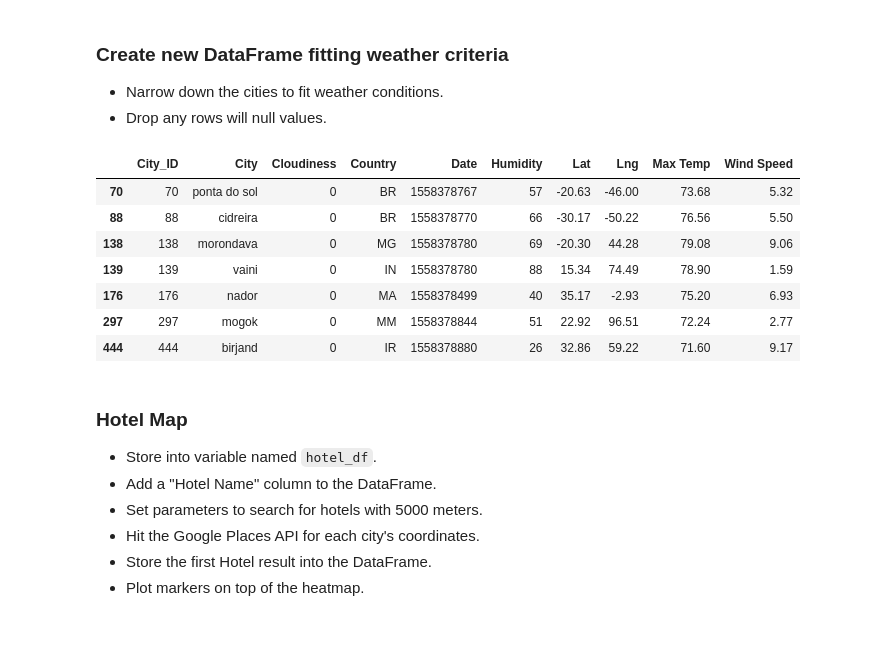
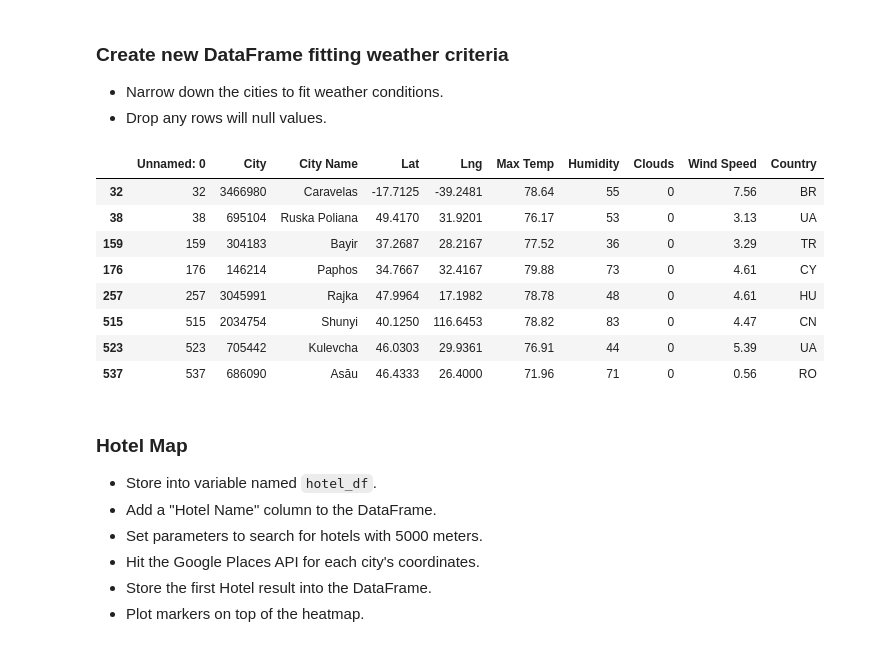
Before and after one commit to Ramyals-web/Python-API-Challenges, a Jupyter notebook: starter_code/VacationPy.ipynb, the cells around one changed output. Drawn from its saved outputs; the diff is of its cells as text; code cells hidden in the pictures.

```diff
--- a/starter_code/VacationPy.ipynb
+++ b/starter_code/VacationPy.ipynb
@@ -40,0 +23,4 @@ city_data
+# %%
+city_data_df= pd.read_csv("../Output/city_data.csv")
+city_data_df = city_data_df.dropna()
+city_data_df
@@ -67,20 +67,21 @@ fig
 * Narrow down the cities to fit weather conditions.
 * Drop any rows will null values.
 # %%
-new_city_df = city_data.loc[(city_data["Wind Speed"] <= 10) & (city_data["Cloudiness"] == 0) & \
-                                   (city_data["Max Temp"] >= 70) & (city_data["Max Temp"] <= 80)]
+new_city_df = city_data_df.loc[(city_data_df["Wind Speed"] <= 10) & (city_data_df["Clouds"] == 0) & \
+                                   (city_data_df["Max Temp"] >= 70) & (city_data_df["Max Temp"] <= 80)]
 
 new_city_df=new_city_df.dropna()
 new_city_df
 # %% [output]
-|  | City_ID | City | Cloudiness | Country | Date | Humidity | Lat | Lng | Max Temp | Wind Speed |
-| 70 | 70 | ponta do sol | 0 | BR | 1558378767 | 57 | -20.63 | -46.00 | 73.68 | 5.32 |
-| 88 | 88 | cidreira | 0 | BR | 1558378770 | 66 | -30.17 | -50.22 | 76.56 | 5.50 |
-| 138 | 138 | morondava | 0 | MG | 1558378780 | 69 | -20.30 | 44.28 | 79.08 | 9.06 |
-| 139 | 139 | vaini | 0 | IN | 1558378780 | 88 | 15.34 | 74.49 | 78.90 | 1.59 |
-| 176 | 176 | nador | 0 | MA | 1558378499 | 40 | 35.17 | -2.93 | 75.20 | 6.93 |
-| 297 | 297 | mogok | 0 | MM | 1558378844 | 51 | 22.92 | 96.51 | 72.24 | 2.77 |
-| 444 | 444 | birjand | 0 | IR | 1558378880 | 26 | 32.86 | 59.22 | 71.60 | 9.17 |
+|  | Unnamed: 0 | City | City Name | Lat | Lng | Max Temp | Humidity | Clouds | Wind Speed | Country |
+| 32 | 32 | 3466980 | Caravelas | -17.7125 | -39.2481 | 78.64 | 55 | 0 | 7.56 | BR |
+| 38 | 38 | 695104 | Ruska Poliana | 49.4170 | 31.9201 | 76.17 | 53 | 0 | 3.13 | UA |
+| 159 | 159 | 304183 | Bayir | 37.2687 | 28.2167 | 77.52 | 36 | 0 | 3.29 | TR |
+| 176 | 176 | 146214 | Paphos | 34.7667 | 32.4167 | 79.88 | 73 | 0 | 4.61 | CY |
+| 257 | 257 | 3045991 | Rajka | 47.9964 | 17.1982 | 78.78 | 48 | 0 | 4.61 | HU |
+| 515 | 515 | 2034754 | Shunyi | 40.1250 | 116.6453 | 78.82 | 83 | 0 | 4.47 | CN |
+| 523 | 523 | 705442 | Kulevcha | 46.0303 | 29.9361 | 76.91 | 44 | 0 | 5.39 | UA |
+| 537 | 537 | 686090 | Asău | 46.4333 | 26.4000 | 71.96 | 71 | 0 | 0.56 | RO |
 # %% [markdown]
 ### Hotel Map
 * Store into variable named `hotel_df`.
```
Also changed, not shown: parts of 8 cells of this notebook, 8 other files.
